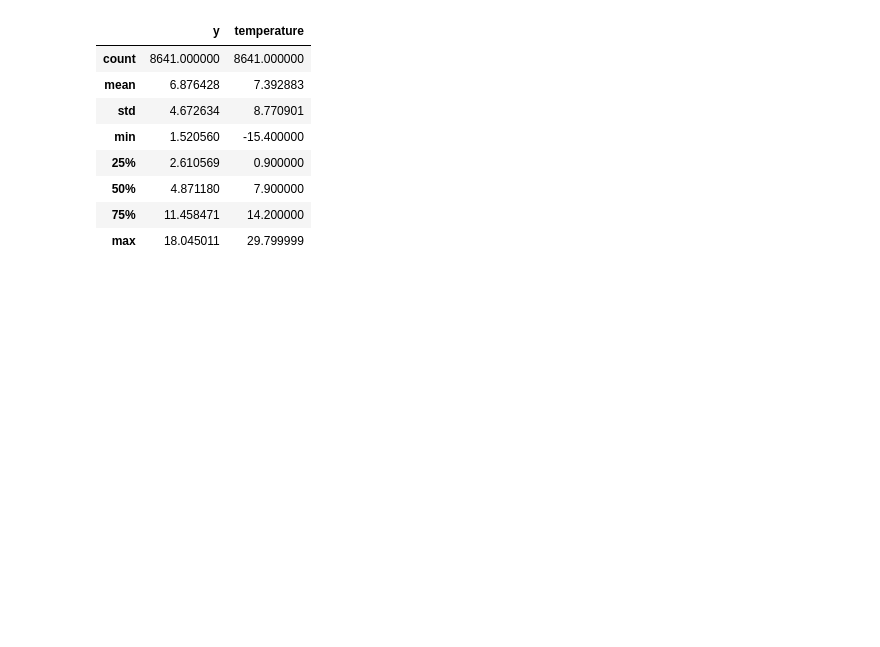
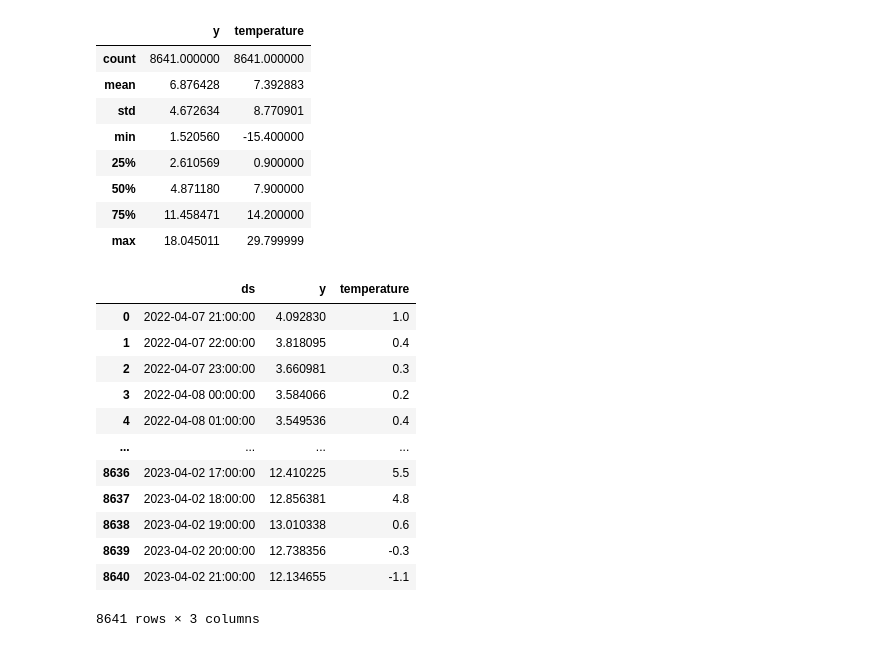
Before and after one commit to HesteBjorn/TDT4259_Data_Science, a Jupyter notebook: jacobs_exploration.ipynb, the cells around one changed output. Cells and saved outputs as stored; diff of their text form; code cells hidden in the pictures; blank space fills up the shorter version.

```diff
--- a/jacobs_exploration.ipynb
+++ b/jacobs_exploration.ipynb
@@ -348,3 +297,19 @@ pr_df.describe()
 | 50% | 4.871180 | 7.900000 |
 | 75% | 11.458471 | 14.200000 |
 | max | 18.045011 | 29.799999 |
+# %%
+pr_df
+# %% [output]
+|  | ds | y | temperature |
+| 0 | 2022-04-07 21:00:00 | 4.092830 | 1.0 |
+| 1 | 2022-04-07 22:00:00 | 3.818095 | 0.4 |
+| 2 | 2022-04-07 23:00:00 | 3.660981 | 0.3 |
+| 3 | 2022-04-08 00:00:00 | 3.584066 | 0.2 |
+| 4 | 2022-04-08 01:00:00 | 3.549536 | 0.4 |
+| ... | ... | ... | ... |
+| 8636 | 2023-04-02 17:00:00 | 12.410225 | 5.5 |
+| 8637 | 2023-04-02 18:00:00 | 12.856381 | 4.8 |
+| 8638 | 2023-04-02 19:00:00 | 13.010338 | 0.6 |
+| 8639 | 2023-04-02 20:00:00 | 12.738356 | -0.3 |
+| 8640 | 2023-04-02 21:00:00 | 12.134655 | -1.1 |
+8641 rows × 3 columns
```
Also changed, not shown: parts of 12 cells of this notebook, 2 other files.
